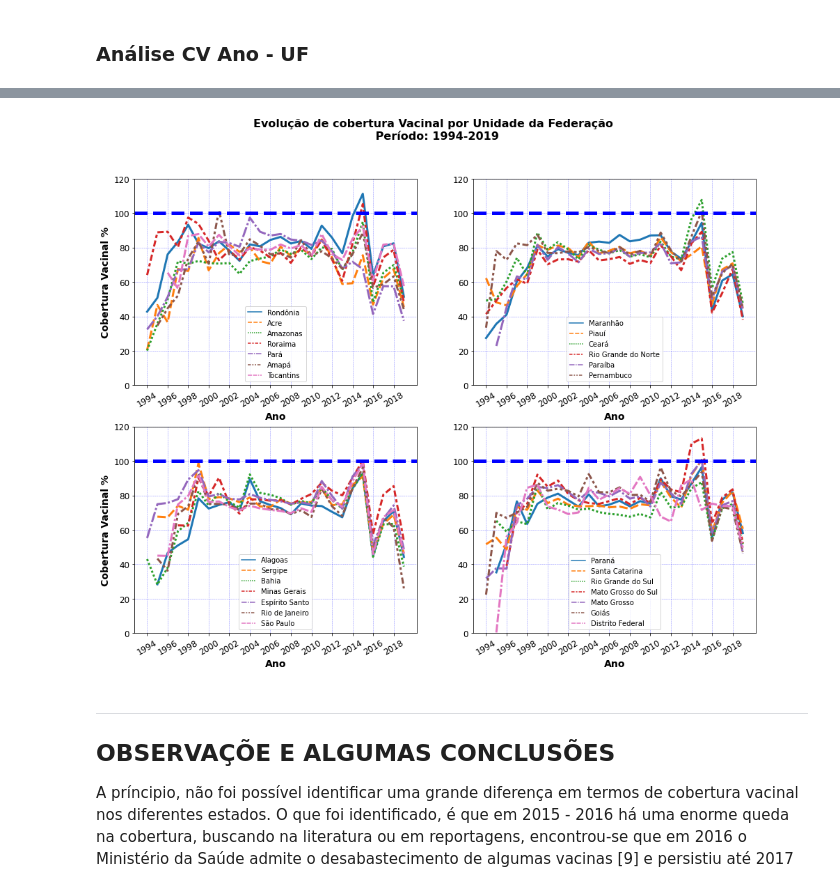
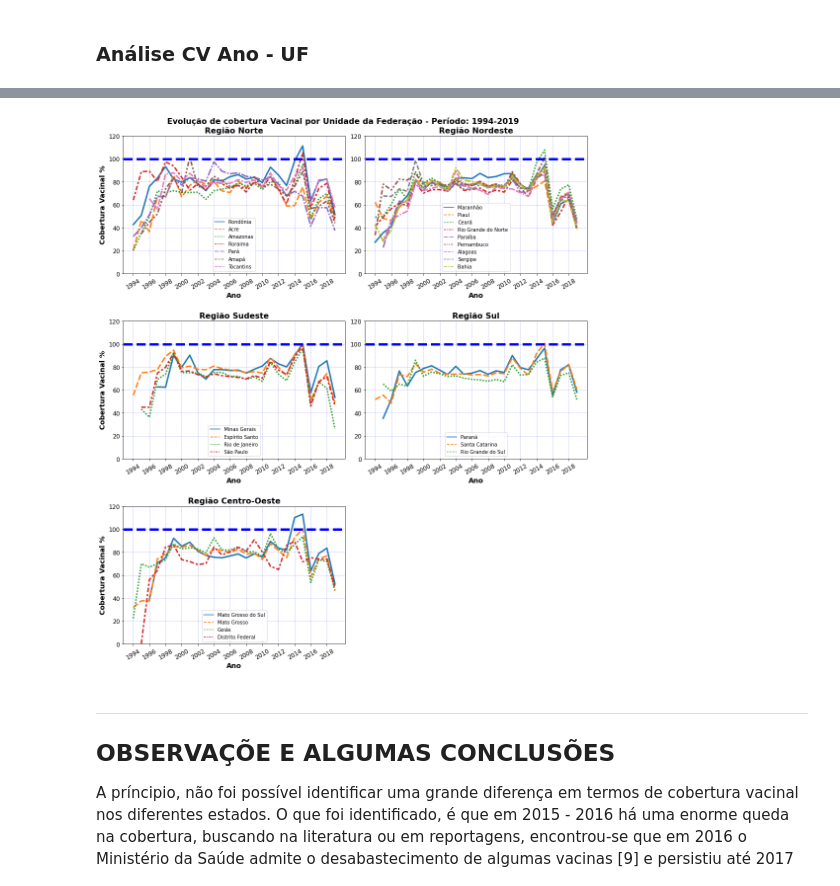
Before and after one commit to vaorsigordo/Bootcamp-Data_Science_Aplicada-ALURA, a Jupyter notebook: Vanessa_Orsi_Gordo_Projeto_Módulo_02.ipynb, the cells around one changed output, grey strips where cells are left out. Cells and saved outputs as stored; diff of their text form; code cells hidden in the pictures.

```diff
--- a/Vanessa_Orsi_Gordo_Projeto_Módulo_02.ipynb
+++ b/Vanessa_Orsi_Gordo_Projeto_Módulo_02.ipynb
@@ -521,3 +521,15 @@ dados_cv_ano_uf_copy.head(2)
 |  | Unidade da Federação | 1994 | 1995 | 1996 | 1997 | 1998 | 1999 | 2000 | 2001 | 2002 | ... |
 | 0 | 11 Rondônia | 42.76 | 50.80 | 76.05 | 83.33 | 93.26 | 82.31 | 79.59 | 83.70 | 78.18 | ... |
 | 1 | 12 Acre | 20.53 | 46.61 | 36.59 | 67.56 | 66.38 | 85.61 | 66.79 | 76.77 | 81.66 | ... |
+# %%
+#slice
+numero_regiao = dados_cv_ano_uf_copy["Unidade da Federação"].str.slice(start=0,stop=1)
+numero_regiao
+# criar um dicionário que acesse o nome da região
+# passo uma biblioteca mapa para que ele compare o valor do index num_regiao com
+dicionario_mapa = {"1": "Norte", "2": "Nordeste", "3": "Sudeste", "4": "Sul", "5": "Centro-Oeste"}
+regiao = numero_regiao.map(dicionario_mapa)
+regiao
+#acrescenta a coluna no DataFrame ordenado_por_total
+dados_cv_ano_uf_copy["Região"] = regiao
+dados_cv_ano_uf_copy.head(2)
@@ -562,2 +571,8 @@ dados_cv_ano_uf_copy_t.head(2)
+# %%
+dados_cv_ano_uf_norte = dados_cv_ano_uf_copy[dados_cv_ano_uf_copy["Região"]=="Norte"].iloc[:, :-1].T
+dados_cv_ano_uf_nordeste = dados_cv_ano_uf_copy[dados_cv_ano_uf_copy["Região"]== "Nordeste"].iloc[:, :-1].T
+dados_cv_ano_uf_sudeste = dados_cv_ano_uf_copy[dados_cv_ano_uf_copy["Região"]== "Sudeste"].iloc[:, :-1].T
+dados_cv_ano_uf_sul = dados_cv_ano_uf_copy[dados_cv_ano_uf_copy["Região"]=="Sul"].iloc[:, :-1].T
+dados_cv_ano_uf_centro_oeste = dados_cv_ano_uf_copy[dados_cv_ano_uf_copy["Região"]=="Centro-Oeste"].iloc[:, :-1].T
 # %% [markdown]
 ### Análise CV Ano - UF
@@ -581,12 +596,12 @@ Index(['Rondônia', 'Acre', 'Amazonas', 'Roraima', 'Pará', 'Amapá', 'Tocantins
 # %%
 ############################### criar figura ###################################
-plt.figure(figsize=(16,12))
-plt.suptitle("Evolução de cobertura Vacinal por Unidade da Federação \n Período: 1994-2019",fontsize = 16, fontweight = "bold")
+plt.figure(figsize=(14,16))
+plt.suptitle("Evolução de cobertura Vacinal por Unidade da Federação - Período: 1994-2019",fontsize = 16, fontweight = "bold")
 ############################ plotar o gráfico 1 ################################
-ax = plt.subplot(221)
-sns.lineplot(data = dados_cv_ano_uf_copy_t[['Rondônia', 'Acre', 'Amazonas', 'Roraima',
-                                            'Pará', 'Amapá', 'Tocantins']], linewidth="3")
+ax = plt.subplot(321)
+sns.lineplot(data = dados_cv_ano_uf_norte, linewidth="3")
 ########################## Estética do gráfico 1 ###############################
+plt.title("Região Norte", fontsize = 16, fontweight = "bold") # adiciona título
 plt.legend(loc = "lower center", borderaxespad=0.5) #posiciona a legenda
 plt.xlabel("Ano",fontsize = 14, fontweight = "bold") #nomeia x
 plt.ylabel("Cobertura Vacinal %",fontsize = 14, fontweight = "bold") #nomeia y
@@ -601,10 +616,10 @@ plt.tick_params(axis="y", labelsize=12) #modifica o tamanho do tick em y
 
 plt.grid(True, color='b', alpha=0.5, linestyle='dashed', linewidth=0.5)
 ############################ plotar o gráfico 2 ################################
-ax = plt.subplot(222)
-sns.lineplot(data = dados_cv_ano_uf_copy_t[['Maranhão', 'Piauí', 'Ceará', 'Rio Grande do Norte',
-                                             'Paraíba','Pernambuco']], linewidth="3")
+ax = plt.subplot(322)
+sns.lineplot(data = dados_cv_ano_uf_nordeste, linewidth="3")
 ########################## Estética do gráfico 2 ###############################
+plt.title("Região Nordeste", fontsize = 16, fontweight = "bold") # adiciona título
 plt.legend(loc = "lower center", borderaxespad=0.5) #posiciona a legenda
 plt.xlabel("Ano",fontsize = 14, fontweight = "bold") #nomeia x
 #plt.ylabel("Cobertura Vacinal %",fontsize = 14, fontweight = "bold") #nomeia y
@@ -619,45 +634,67 @@ plt.tick_params(axis="y", labelsize=12) #modifica o tamanho do tick em y
 
 plt.grid(True, color='b', alpha=0.5, linestyle='dashed', linewidth=0.5)
 ############################ plotar o gráfico 3 ################################
-ax = plt.subplot(223)
-sns.lineplot(data = dados_cv_ano_uf_copy_t[['Alagoas', 'Sergipe', 'Bahia', 'Minas Gerais',
-                                            'Espírito Santo', 'Rio de Janeiro', 'São Paulo']], linewidth="3")
+ax = plt.subplot(323)
+sns.lineplot(data = dados_cv_ano_uf_sudeste, linewidth="3")
 ########################## Estética do gráfico 3 ###############################
+plt.title("Região Sudeste", fontsize = 16, fontweight = "bold") # adiciona título
 plt.legend(loc = "lower center", borderaxespad=0.5) #posiciona a legenda
 plt.xlabel("Ano",fontsize = 14, fontweight = "bold") #nomeia x
 plt.ylabel("Cobertura Vacinal %",fontsize = 14, fontweight = "bold") #nomeia y
 plt.axhline(y=100, label="Meta da cobertura vacinal", c="blue", linestyle="--", linewidth=5)#linha horizontal da meta
 plt.xticks(rotation=30)
 
 ax.xaxis.set_major_locator(ticker.IndexLocator(base=2 , offset=0))# ajusta o intervalo no eixo x para apresentar o locator
 plt.ylim(0,120)
 
 plt.tick_params(axis="x", labelsize=12) #modifica o tamanho do tick em x
 plt.tick_params(axis="y", labelsize=12) #modifica o tamanho do tick em y
 
 plt.grid(True, color='b', alpha=0.5, linestyle='dashed', linewidth=0.5)
 
 ############################ plotar o gráfico 4 ################################
-ax = plt.subplot(224)
-sns.lineplot(data = dados_cv_ano_uf_copy_t[['Paraná', 'Santa Catarina', 'Rio Grande do Sul',
-                                            'Mato Grosso do Sul','Mato Grosso', 'Goiás',
-                                            'Distrito Federal']], linewidth="3")
+ax = plt.subplot(324)
+sns.lineplot(data = dados_cv_ano_uf_sul, linewidth="3")
 ########################## Estética do gráfico 4 ###############################
+plt.title("Região Sul", fontsize = 16, fontweight = "bold") # adiciona título
 plt.legend(loc = "lower center", borderaxespad=0.5) #posiciona a legenda
 plt.xlabel("Ano",fontsize = 14, fontweight = "bold") #nomeia x
 #plt.ylabel("Cobertura Vacinal %",fontsize = 14, fontweight = "bold") #nomeia y
 plt.axhline(y=100, label="Meta da cobertura vacinal", c="blue", linestyle="--", linewidth=5)#linha horizontal da meta
 plt.xticks(rotation=30)
 
 ax.xaxis.set_major_locator(ticker.IndexLocator(base=2 , offset=0))# ajusta o intervalo no eixo x para apresentar o locator
 plt.ylim(0,120)
 
 plt.tick_params(axis="x", labelsize=12) #modifica o tamanho do tick em x
 plt.tick_params(axis="y", labelsize=12) #modifica o tamanho do tick em y
 
 plt.grid(True, color='b', alpha=0.5, linestyle='dashed', linewidth=0.5)
+
+############################ plotar o gráfico 5 ################################
+ax = plt.subplot(325)
+sns.lineplot(data = dados_cv_ano_uf_centro_oeste, linewidth="3")
+########################## Estética do gráfico 1 ###############################
+plt.title("Região Centro-Oeste", fontsize = 16, fontweight = "bold") # adiciona título
+plt.legend(loc = "lower center", borderaxespad=0.5) #posiciona a legenda
+plt.xlabel("Ano",fontsize = 14, fontweight = "bold") #nomeia x
+plt.ylabel("Cobertura Vacinal %",fontsize = 14, fontweight = "bold") #nomeia y
+plt.axhline(y=100, label="Meta da cobertura vacinal", c="blue", linestyle="--", linewidth=5)#linha horizontal da meta
+plt.xticks(rotation=30)
+
+ax.xaxis.set_major_locator(ticker.IndexLocator(base=2 , offset=0)) # ajusta o intervalo no eixo x para apresentar o locator
+plt.ylim(0,120)
+
+plt.tick_params(axis="x", labelsize=12) #modifica o tamanho do tick em x
+plt.tick_params(axis="y", labelsize=12) #modifica o tamanho do tick em y
+
+plt.grid(True, color='b', alpha=0.5, linestyle='dashed', linewidth=0.5)
+
+plt.subplots_adjust(top=0.4)
+plt.tight_layout()
+plt.show()
 # %% [output]
-[figure, old version]
+[figure, new version]
 # %% [markdown]
 ***
 ## **OBSERVAÇÕE E ALGUMAS CONCLUSÕES**
```
Also changed, not shown: parts of 8 cells of this notebook.
